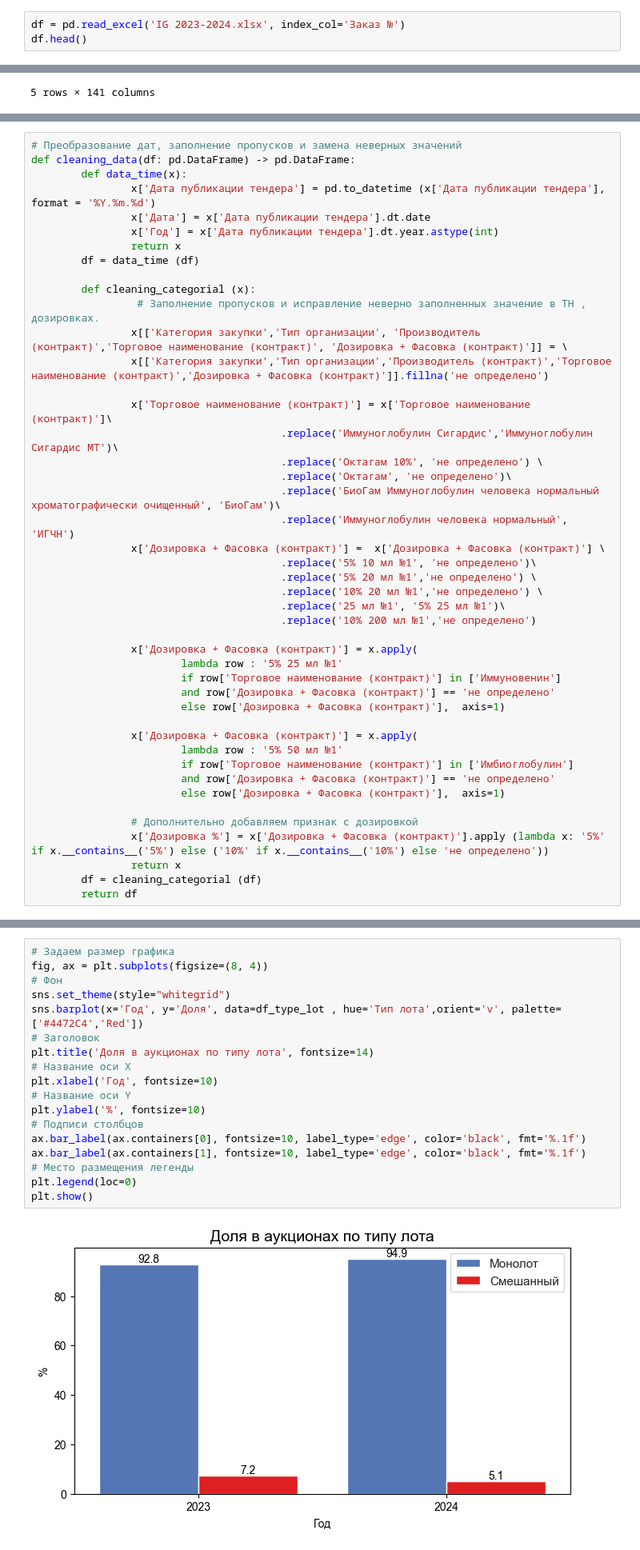
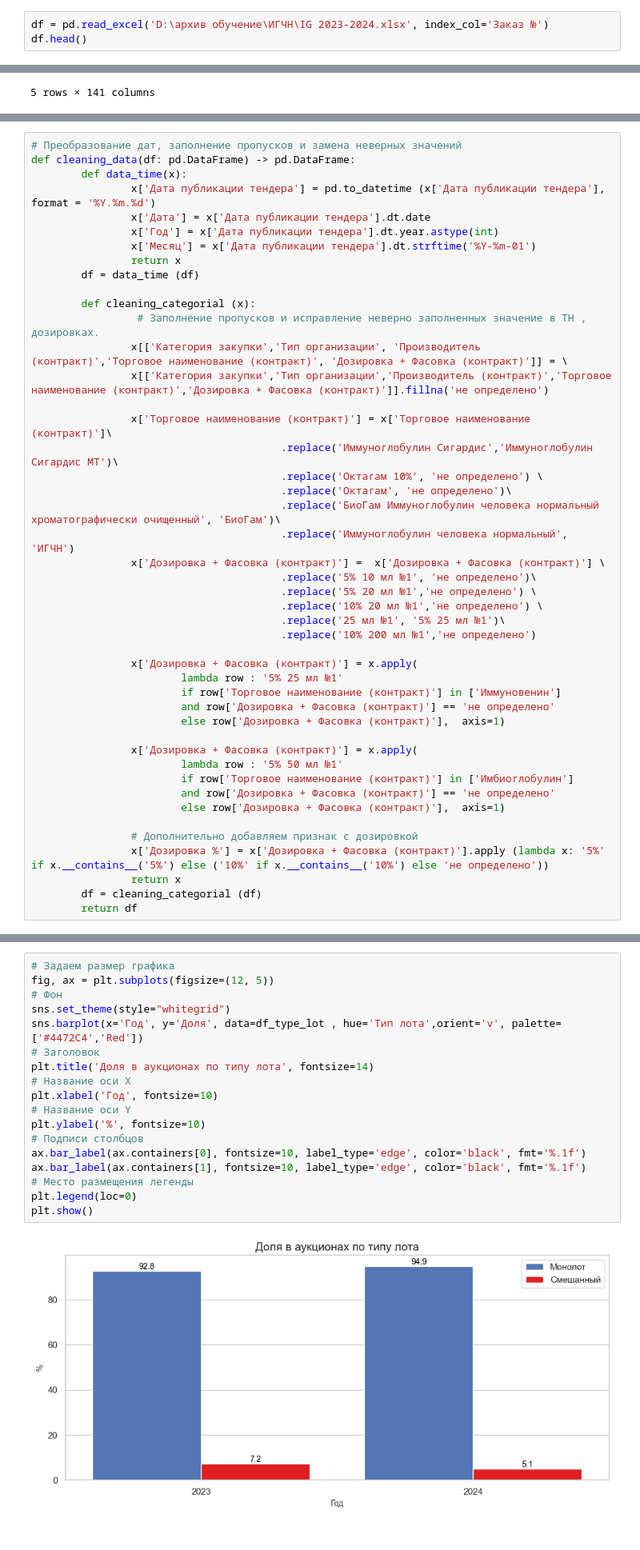
Before and after one commit to ValentinSU/main, a Jupyter notebook: Headway/Immunogolobulin 2023-2024.ipynb, the cells around one changed output, grey strips where cells are left out. Shown at 80% size. Cells and saved outputs as stored; diff of their text form.

```diff
--- a/Headway/Immunogolobulin 2023-2024.ipynb
+++ b/Headway/Immunogolobulin 2023-2024.ipynb
@@ -7,7 +7,7 @@ import datetime as dt
 # %%
 pd.set_option('display.float_format', '{:.2f}'.format)
 # %%
-df = pd.read_excel('IG 2023-2024.xlsx', index_col='Заказ №')
+df = pd.read_excel('D:\архив обучение\ИГЧН\IG 2023-2024.xlsx', index_col='Заказ №')
 df.head()
 # %% [output]
 |  | Дата публикации тендера | Дата создания тендера | Дата обновления тендера | Этап размещения заказа | ... |
@@ -75,6 +75,7 @@ def cleaning_data(df: pd.DataFrame) -> pd.DataFrame:
                 x['Дата публикации тендера'] = pd.to_datetime (x['Дата публикации тендера'], format = '%Y.%m.%d')
                 x['Дата'] = x['Дата публикации тендера'].dt.date
                 x['Год'] = x['Дата публикации тендера'].dt.year.astype(int)
+                x['Месяц'] = x['Дата публикации тендера'].dt.strftime('%Y-%m-01')
                 return x
         df = data_time (df)
 
@@ -258,24 +253,24 @@ df_type_lot
 |  | Смешанный | 351628424.37 | 5.07 |
 # %%
 # Задаем размер графика
-fig, ax = plt.subplots(figsize=(8, 4))
+fig, ax = plt.subplots(figsize=(12, 5))
 # Фон
 sns.set_theme(style="whitegrid")
 sns.barplot(x='Год', y='Доля', data=df_type_lot , hue='Тип лота',orient='v', palette=['#4472C4','Red'])
 # Заголовок
 plt.title('Доля в аукционах по типу лота', fontsize=14)
 # Название оси X
 plt.xlabel('Год', fontsize=10)
 # Название оси Y
 plt.ylabel('%', fontsize=10)
 # Подписи столбцов
 ax.bar_label(ax.containers[0], fontsize=10, label_type='edge', color='black', fmt='%.1f')
 ax.bar_label(ax.containers[1], fontsize=10, label_type='edge', color='black', fmt='%.1f')
 # Место размещения легенды
 plt.legend(loc=0)
 plt.show()
 # %% [output]
-[figure, old version]
+[figure, new version]
 # %%
 # Рассчитываем объем , проданного ИГЧН в зависимости от Дозировки (5% и 10%)
 df_type_d_proc = df.groupby(by=['Год','Дозировка %']).agg({'Сумма за ед. по контракту (руб)': 'sum'})
```
Also changed, not shown: parts of 4 cells of this notebook.
